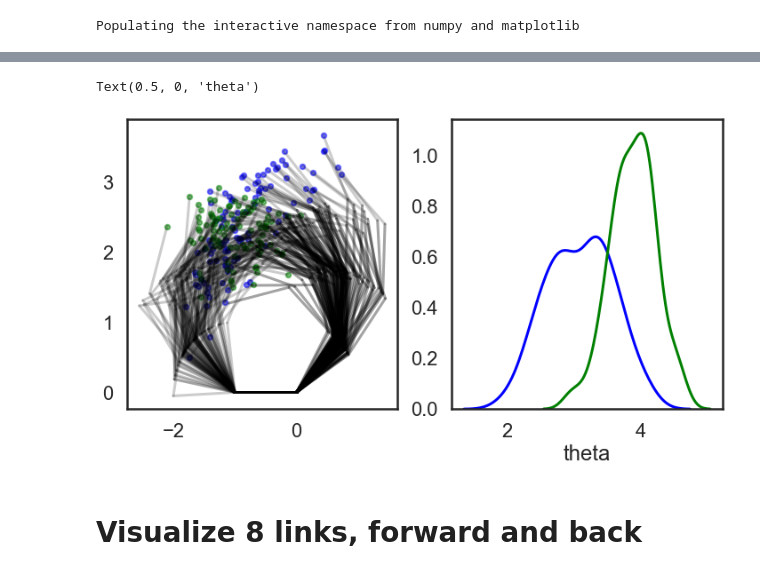
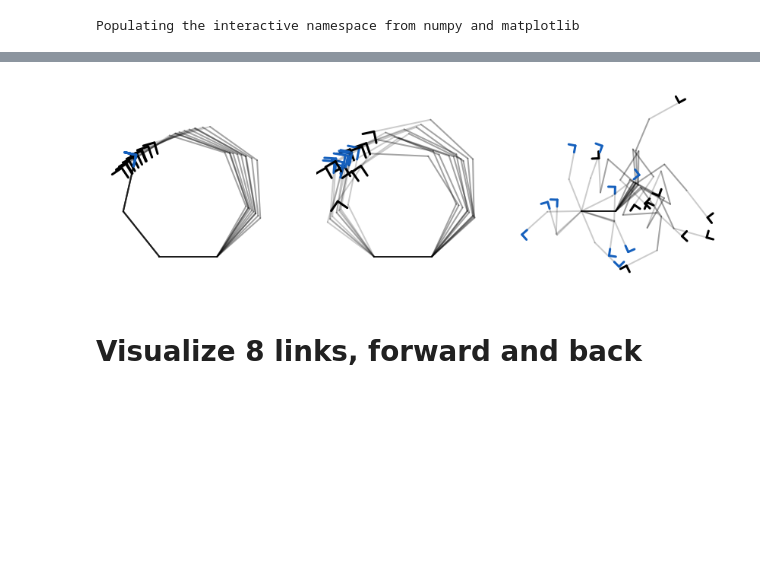
Before and after one commit to ramyarangan/numerical_ceff, a Jupyter notebook: trajectory_sampling.ipynb, the cells around one changed output, grey strips where cells are left out. Saved outputs shown, nothing was run; the diff lists cells and outputs as text; code cells hidden in the pictures; blank space fills up the shorter version.

Commit message:
include sample plots in traj sampling ipynb

```diff
--- a/trajectory_sampling.ipynb
+++ b/trajectory_sampling.ipynb
@@ -51,9 +51,9 @@ class g:
     def transform(self,g):
         return self.matrix*g
 
-    def plot(self,c='k'):
+    def plot(self,c='k', alpha=0.2, linewidth=2):
         short = 0.1*self.r
-        plot([self.x0,self.xf],[self.y0,self.yf],c=c,alpha=0.2)
+        plot([self.x0,self.xf],[self.y0,self.yf],c=c,alpha=alpha,linewidth=linewidth)
 
     def add(self,g):
         self.x0 += g.x0+g.matrix[0,2]
@@ -62,7 +62,7 @@ class g:
         self.compute_matrix()
 # %%
 class chain:
-    def __init__(self, r, phi, sigma=0.1, x0=0,y0=0, n_arms=6, plot=False):
+    def __init__(self, r, phi, sigma=0.1, x0=0,y0=0, n_arms=6, plot=False, alpha = 0.2, linewidth = 2):
         self.r = r
         self.phi = phi
         self.sigma = sigma
@@ -73,6 +73,11 @@ class chain:
         self.xf = NaN
         self.yf = NaN
         self.plot = plot
+
+        #plotting
+        self.alpha = alpha
+        self.linewidth = linewidth
+
         self.coords = []
 
     def extend(self):
@@ -93,7 +98,7 @@ class chain:
 
         if self.plot:
             for link in self.links:
-                link.plot()
+                link.plot(alpha=self.alpha)
 
         self.coords = [[link.xf,link.yf,link.tf] for link in self.links]
 
@@ -111,7 +116,7 @@ class chain:
 
         if self.plot:
             for link in self.links:
-                link.plot()
+                link.plot(alpha = self.alpha, linewidth = self.linewidth)
 
         self.xf = self.links[-1].x0
         self.yf = self.links[-1].y0
@@ -122,27 +220,39 @@ class chain:
 # %%
-x_for, y_for, t_for, x_rev, y_rev, t_rev=[],[], [], [], [],[]
-figure(figsize=(12,6))
-subplot(1,2,1)
-for i in range(100):
-    chain_test = chain(1, np.pi/4, sigma=0.3, n_arms=4,plot=True)
-    chain_test.extend()
-    x_for.append(chain_test.xf)
-    y_for.append(chain_test.yf)
-    t_for.append(chain_test.tf)
+x_for, y_for, t_for, x_rev, y_rev, t_rev=[], [], [], [], [],[]
+figure(figsize=(12,4))
 
-    chain_test = chain(1, np.pi/4, sigma=0.3, n_arms=4, plot=True)
-    chain_test.reverse()
-    x_rev.append(chain_test.xf)
-    y_rev.append(chain_test.yf)
-    t_rev.append(chain_test.tf)
+u = 0.2
+for i, log_sig in enumerate([-3,-1,1]):
+    subplot(1,3,i+1,aspect='equal')
+    if i!= 2:
+        xlim([-2,1])
+        ylim([-0.5,3])
+    for i in range(10):
+        chain_test = chain(1, 2*np.pi/7, sigma=10**log_sig, n_arms=4, plot=True)
+        chain_test.extend()
+        x_for.append(chain_test.xf)
+        y_for.append(chain_test.yf)
+        t_for.append(chain_test.tf)
 
+        chain_test = chain(1, 2*np.pi/7, sigma=10**log_sig, n_arms=3, plot=True)
+        chain_test.reverse()
+        x_rev.append(chain_test.xf)
+        y_rev.append(chain_test.yf)
+        t_rev.append(chain_test.tf)
 
-scatter(x_for,y_for,c='b',alpha=0.5,s=30)
-scatter(x_rev,y_rev,c='g',alpha=0.5,s=30)
-subplot(1,2,2)
-sns.kdeplot(t_for,c='b')
-sns.kdeplot(t_rev,c='g')
-xlabel('theta')
+        plot([x_for[-1], x_for[-1]+u*np.cos(t_for[-1])],
+             [y_for[-1], y_for[-1]+u*np.sin(t_for[-1])],c='k')
+
+        plot([x_for[-1], x_for[-1]+u*np.cos(t_for[-1]+np.pi/2)],
+             [y_for[-1], y_for[-1]+u*np.sin(t_for[-1]+np.pi/2)],c='k')
+
+        plot([x_rev[-1], x_rev[-1]+u*np.cos(t_rev[-1])],
+             [y_rev[-1], y_rev[-1]+u*np.sin(t_rev[-1])],c='#1560bd')
+
+        plot([x_rev[-1], x_rev[-1]+u*np.cos(t_rev[-1]-np.pi/2)],
+             [y_rev[-1], y_rev[-1]+u*np.sin(t_rev[-1]-np.pi/2)],c='#1560bd')
+    axis('off')
+tight_layout()
+savefig('example_grid_trajectories.pdf',transparent=True,bbox_inches='tight')
 # %% [output]
-Text(0.5, 0, 'theta')
-[figure, old version]
+[figure, new version]
```
Also changed, not shown: parts of 5 cells of this notebook.
